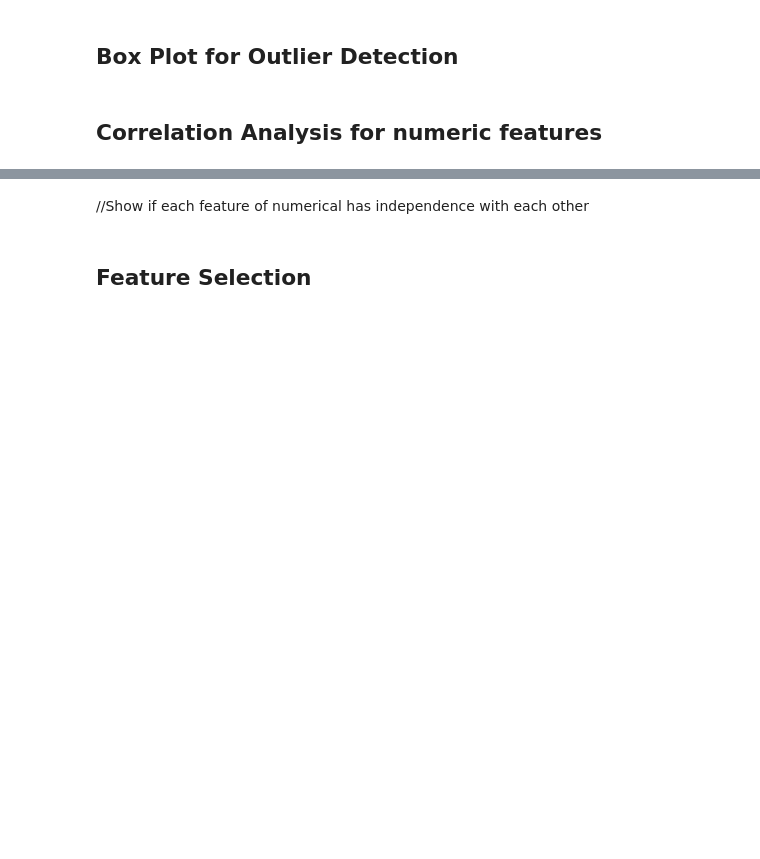
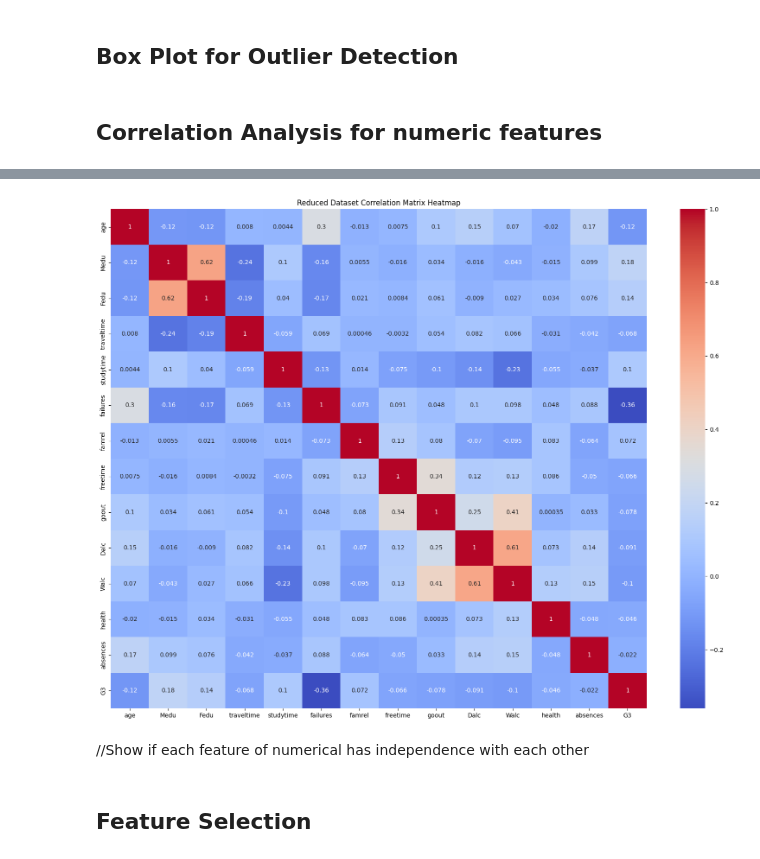
Before and after one commit to MiguelCarloKua/STINTSY_AlcoholConsumption, a Jupyter notebook: STINTSY_StudentAlcohol.ipynb, the cells around one changed output, grey strips where cells are left out. Cells and saved outputs as stored; diff of their text form; code cells hidden in the pictures; blank space fills up the shorter version.

```diff
--- a/STINTSY_StudentAlcohol.ipynb
+++ b/STINTSY_StudentAlcohol.ipynb
@@ -450,26 +454,22 @@ print("\nNew Correlation Matrix (Reduced Dataset):\n", corr_matrix_dropped)
 # %%
-# Select only numeric features from the reduced dataset
-numeric_df_dropped = visual_df_dropped.select_dtypes(include=[np.number])
-
-# Calculate the correlation matrix for the reduced dataset
-reduced_correlation_matrix = numeric_df_dropped.corr()
-
-# Plot the heatmap
+# Plot the new heatmap for the reduced dataset
 plt.figure(figsize=(20, 15))
-sns.heatmap(reduced_correlation_matrix, cmap='coolwarm', annot=False, cbar=True)
+sns.heatmap(corr_matrix_dropped, cmap='coolwarm', annot=True, cbar=True)
 plt.title("Reduced Dataset Correlation Matrix Heatmap")
 plt.show()
 
 # Identify significant correlations
-significant_correlations_dropped = reduced_correlation_matrix.unstack().reset_index()
+significant_correlations_dropped = corr_matrix_dropped.unstack().reset_index()
 significant_correlations_dropped.columns = ['Feature 1', 'Feature 2', 'Correlation']
 significant_correlations_dropped = significant_correlations_dropped[
     (abs(significant_correlations_dropped['Correlation']) > 0.8) &
     (significant_correlations_dropped['Feature 1'] != significant_correlations_dropped['Feature 2'])
 ]
 
 # Sort by absolute correlation values
 significant_correlations_sorted_dropped = significant_correlations_dropped.sort_values(by='Correlation', ascending=False)
+# %% [output]
+[figure, added]
 # %% [markdown]
 //Show if each feature of numerical has independence with each other
 # %% [markdown]
```
Also changed, not shown: parts of 6 cells of this notebook.
